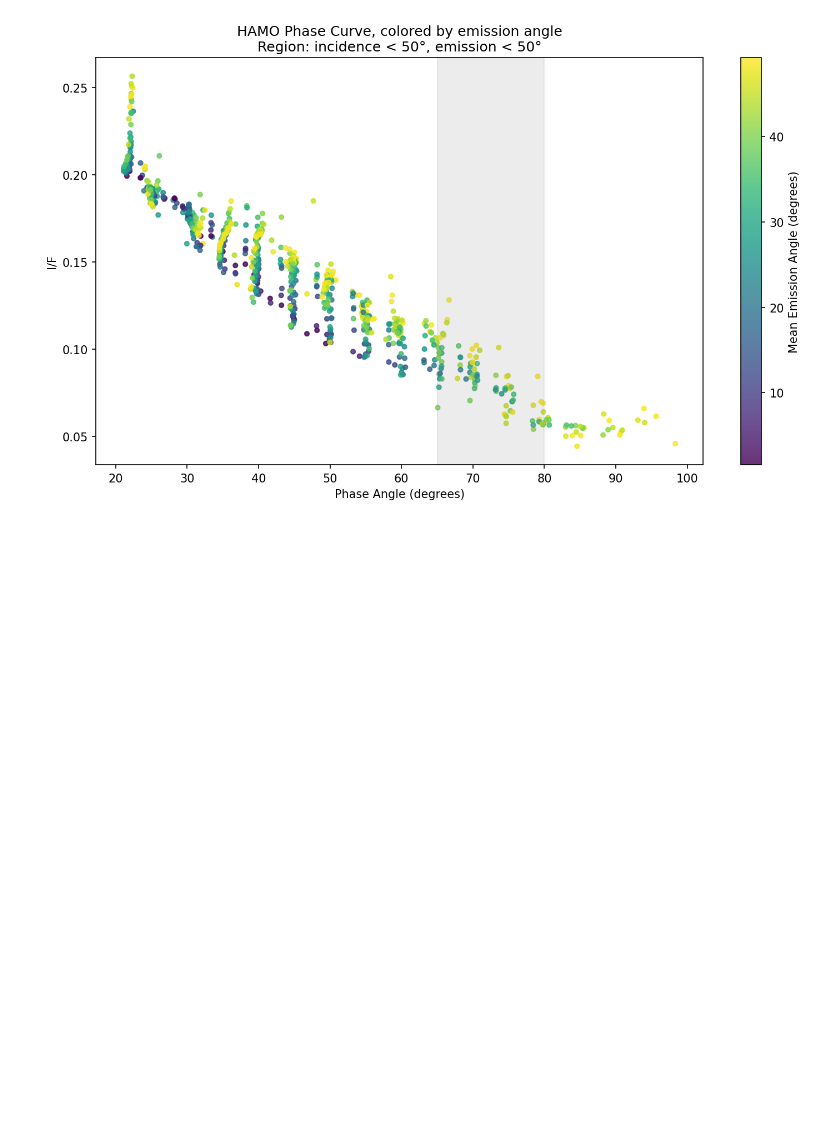
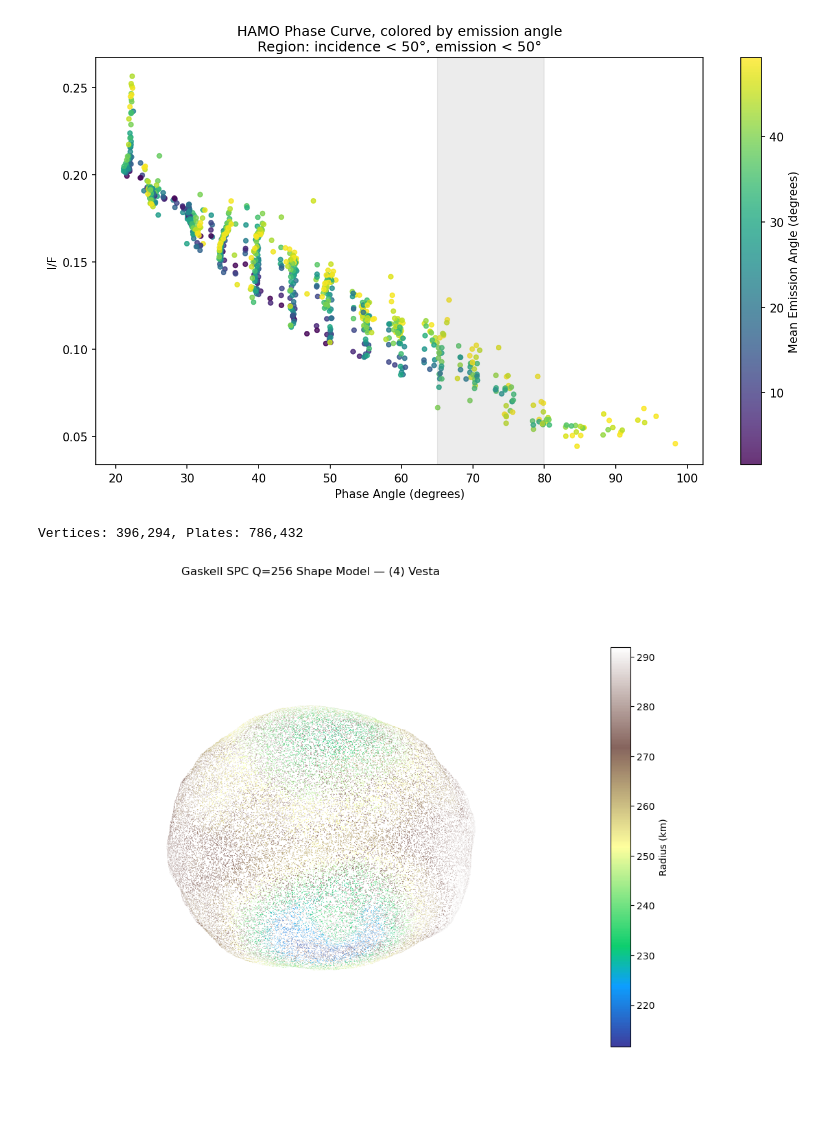
Before and after one commit to kaushikmastro/PhotometryPipeline, a Jupyter notebook: notebooks/HAMO_QGIS_photocorrection_vesta.ipynb, the cells around one changed output. Drawn from its saved outputs; the diff is of its cells as text; code cells hidden in the pictures; blank space fills up the shorter version.

```diff
--- a/notebooks/HAMO_QGIS_photocorrection_vesta.ipynb
+++ b/notebooks/HAMO_QGIS_photocorrection_vesta.ipynb
@@ -436,3 +610,67 @@ plt.tight_layout()
 plt.show()
 # %% [output]
 [figure]
+# %%
+import spiceypy as spice
+import numpy as np
+import matplotlib.pyplot as plt
+from mpl_toolkits.mplot3d import Axes3D
+
+spice.furnsh('data/02_spice_kernels/dawn_dynamic.tm')  # your existing metakernel
+
+# Find the DSK handle for Vesta
+dsk_path = 'data/02_spice_kernels/vesta_gaskell_256_110825.bds'
+handle = spice.dasopr(dsk_path)
+dladsc = spice.dlabfs(handle)
+
+# Get plate/vertex counts
+nv, np_ = spice.dskz02(handle, dladsc)
+print(f"Vertices: {nv:,}, Plates: {np_:,}")
+
+# Fetch all vertices (in km, body-fixed frame)
+vertices = spice.dskv02(handle, dladsc, 1, nv)
+vertices = np.array(vertices)
+
+# Fetch plate connectivity (triangle indices)
+plates = spice.dskp02(handle, dladsc, 1, np_)
+plates = np.array(plates)
+
+spice.dascls(handle)
+# %% [output]
+Vertices: 396,294, Plates: 786,432
+# %%
+from mpl_toolkits.mplot3d.art3d import Poly3DCollection
+
+fig = plt.figure(figsize=(10, 10))
+ax = fig.add_subplot(111, projection='3d')
+
+# subsample plates for speed if the mesh is huge — full 256-Q model
+# can have hundreds of thousands of facets
+n_show = min(50000, len(plates))
+idx = np.random.choice(len(plates), n_show, replace=False)
+
+triangles = vertices[plates[idx] - 1]  # SPICE plates are 1-indexed
+mesh = Poly3DCollection(triangles, alpha=0.9, facecolor='#888888',
+                          edgecolor='none')
+
+radii = np.linalg.norm(vertices, axis=1)
+mesh = Poly3DCollection(triangles, alpha=0.95, edgecolor='none')
+face_radii = radii[plates[idx]-1].mean(axis=1)
+mesh.set_array(face_radii)
+mesh.set_cmap('terrain')
+ax.add_collection3d(mesh)
+plt.colorbar(mesh, ax=ax, shrink=0.6, label='Radius (km)')
+ax.add_collection3d(mesh)
+
+lim = vertices.max()
+ax.set_xlim(-lim, lim)
+ax.set_ylim(-lim, lim)
+ax.set_zlim(-lim, lim)
+ax.set_box_aspect([1,1,1])
+ax.set_title('Gaskell SPC Q=256 Shape Model — (4) Vesta')
+ax.set_axis_off()
+plt.tight_layout()
+#plt.savefig('results/vesta_shape_model_3d.png', dpi=200)
+plt.show()
+# %% [output]
+[figure, added]
```
Also changed, not shown: parts of 20 cells of this notebook, 9 other files.
